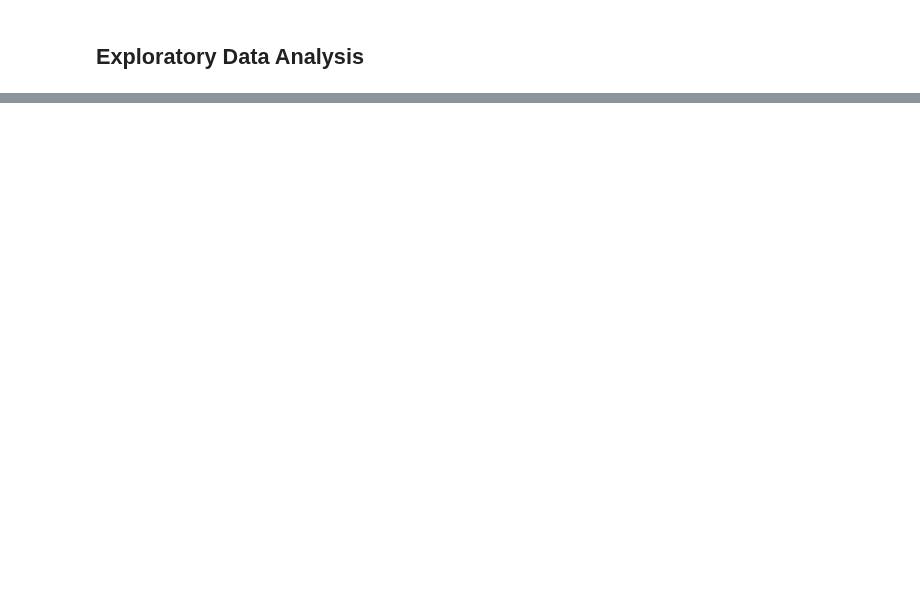
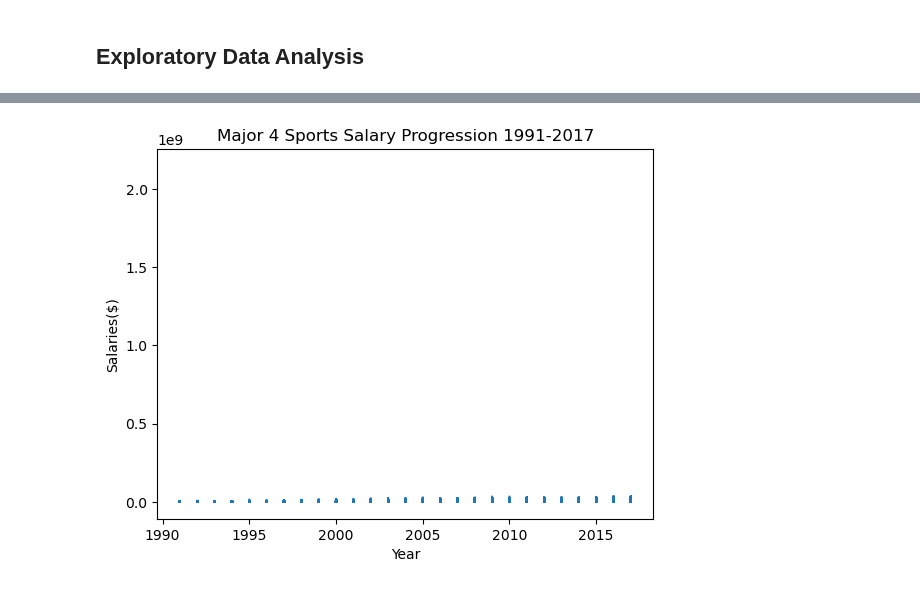
Before and after one commit to JP-Butler/Pro_Sports_Salary_Analysis, a Jupyter notebook: cookiecutter_structure/notebooks/eda.ipynb, the cells around one changed output, grey strips where cells are left out. Drawn from its saved outputs; the diff is of its cells as text; code cells hidden in the pictures; blank space fills up the shorter version.

```diff
--- a/cookiecutter_structure/notebooks/eda.ipynb
+++ b/cookiecutter_structure/notebooks/eda.ipynb
@@ -21,0 +122,14 @@ league_data = pd.read_csv('../data/processed/MLB.csv')
+# %%
+# VISUALIZE DATA
+# set x and y values from data
+years = long_df['Year']
+salaries = long_df['Salary']
+
+# Create line plot
+plt.plot(years, salaries)
+plt.xlabel('Year')
+plt.ylabel('Salaries($)')
+plt.title('Major 4 Sports Salary Progression 1991-2017')
+plt.show()
+# %% [output]
+[figure, added]
```
Also changed, not shown: parts of 10 cells of this notebook.
